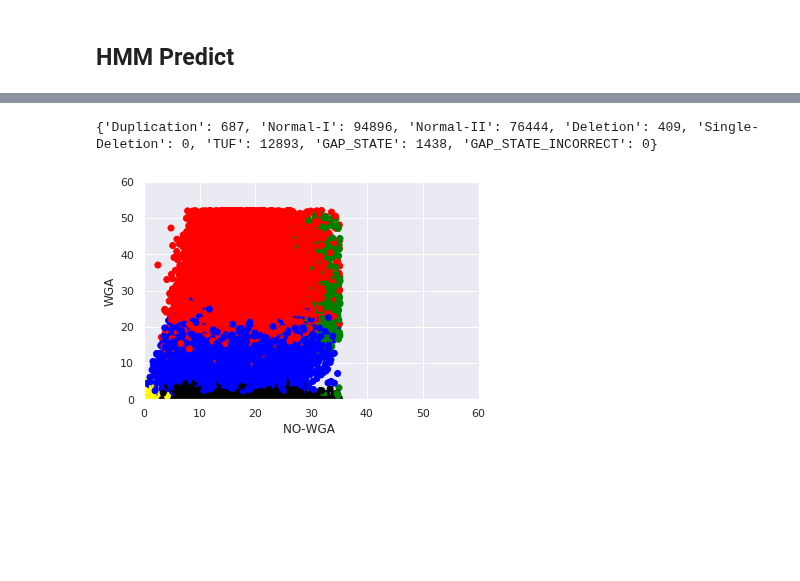
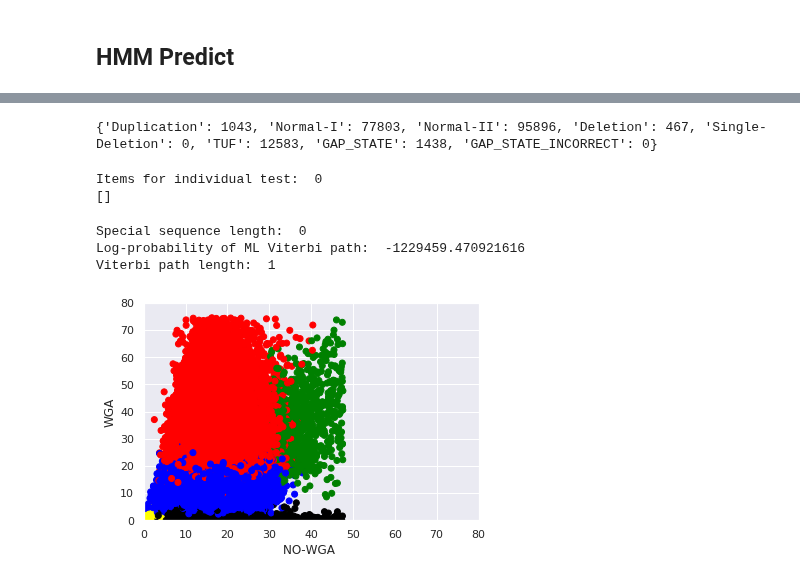
Before and after one commit to pockerman/hidden_markov_modeling, a Jupyter notebook: stories/story_15.ipynb, the cells around one changed output, grey strips where cells are left out. Drawn from its saved outputs; the diff is of its cells as text; code cells hidden in the pictures; blank space fills up the shorter version.

```diff
--- a/stories/story_15.ipynb
+++ b/stories/story_15.ipynb
@@ -474,8 +490,8 @@ State: GAP_STATE, probability: 0.16666666666666666
 # %% [markdown]
 Form the transition probabilities
 # %%
-self_trans = 0.95
-off_trans = 0.05/(len(states) - 1)
+self_trans = 0.85
+off_trans = (1.0 - self_trans)/(len(states) - 1)
 
 print("Self transition: ", self_trans)
 print("Off transition: ", off_trans)
@@ -536,7 +587,6 @@ array([[0.95      , 0.01      , 0.01      , 0.01      , 0.01      ,
 # %%
-#%debug
-# load the region we want to use for prediction
-region_file = "/home/david/Desktop/region_0_GMM.txt"
+region_name = "region_0_REGION_1_5S.txt"
+region_file = "/home/david/Desktop/" + region_name
 region = Region.load(filename=region_file)
 region.check_windows_sanity()
 mixed_windows = region.get_mixed_windows()
@@ -573,7 +623,7 @@ sequence_viterbi_state = []
 if viterbi_path[1] is not None:
         print("Viterbi path length: ", len(viterbi_path[1]))
 
-        filename="viterbi_path.txt"
+        filename="viterbi_path_TUF_GMM_INCREASE_NO_WGA_" + region_name
         counter = 0
         with open(filename, 'w') as f:
             f.write(str(len(viterbi_path[1])-1) + "\n")
@@ -658,4 +1002,10 @@ states_counter = {"Duplication": 0, "Normal-I": 0, "Normal-II":0,
 # %%
+states_counter = {"Duplication": 0, "Normal-I": 0, "Normal-II":0,
+                  "Deletion": 0, "Single-Deletion": 0, "TUF": 0,
+                  "GAP_STATE": 0, "GAP_STATE_INCORRECT":0}
+
+test_individually = []
+
 # collect counters for error statistics
 for i, obs in enumerate(observations):
 
@@ -671,50 +1021,81 @@ for i, obs in enumerate(observations):
             states_counter["GAP_STATE_INCORRECT"] += 1
     else:
         states_counter[viterbi_state] += 1
+
+        if viterbi_state == 'Duplication':
+            if obs[0] >= 1.5 and obs[0] <3.0 and \
+                obs[1] >= 30.0 :
+                test_individually.append((i, obs))
+
+print(states_counter)
+# %% [output]
+{'Duplication': 1043, 'Normal-I': 77803, 'Normal-II': 95896, 'Deletion': 467, 'Single-Deletion': 0, 'TUF': 12583, 'GAP_STATE': 1438, 'GAP_STATE_INCORRECT': 0}
-# %%
-print(states_counter)
-# %% [output]
-{'Duplication': 687, 'Normal-I': 94896, 'Normal-II': 76444, 'Deletion': 409, 'Single-Deletion': 0, 'TUF': 12893, 'GAP_STATE': 1438, 'GAP_STATE_INCORRECT': 0}
+# %%
+print("Items for individual test: ", len(test_individually))
+print(test_individually)
+# %% [output]
+Items for individual test:  0
+[]
+# %%
+# let's do a viterbi path on their own
+special_sequence = []
+for item in test_individually:
+    special_sequence.append(item[1])
+
+print("Special sequence length: ", len(special_sequence))
+special_viterbi_path = hmm_model.viterbi(special_sequence)
+print("Log-probability of ML Viterbi path: ", viterbi_path[0])
+
+if special_viterbi_path[1] is not None:
+        print("Viterbi path length: ", len(special_viterbi_path[1]))
+
+        for item in range(len(special_viterbi_path[1])):
+
+            if item != 0:
+                print("i: {0}, means {1}, state {2}".format(item, special_sequence[item-1],
+                                                            special_viterbi_path[1][item][1].name))
+
+else:
+        print("Viterbi path is impossible for the given sequence")
+# %% [output]
+Special sequence length:  0
+Log-probability of ML Viterbi path:  -1229459.470921616
+Viterbi path length:  1
 # %%
 hmm_labels = []
 hmm_states_to_labels = {"Duplication": 0, "Normal-I": 1, "Normal-II":2,
                         "Deletion": 3, "Single-Deletion": 4, "TUF": 5}
 
-# collect the labels as these are predicted
-# by the HMM
+# collect the labels as these are predicted by the HMM
 for i, obs in enumerate(observations):
+
+        # do not account for GAPs
         if obs != (-999.0, -999.0):
             viterbi_state = sequence_viterbi_state[i][1]
             hmm_labels.append(hmm_states_to_labels[viterbi_state])
 
 
 colors = np.array(['green', 'blue', 'red', 'yellow', 'pink', 'black'])
 colors = colors[hmm_labels]
 
 plt.scatter(no_wga_obs, wga_obs,  color=colors)
 
-#kernel= kde.gaussian_kde(np.vstack([no_wga_obs, wga_obs]))
-#xi, yi = np.mgrid[min(no_wga_obs):max(no_wga_obs):nbins*1j,
-#                          min(wga_obs):max(wga_obs):nbins*1j]
-
-#zi = kernel(np.vstack([xi.flatten(), yi.flatten()]))
-#plt.contour(xi, yi, zi.reshape(xi.shape), 24 )
-
 plt.xlabel("NO-WGA ")
 plt.ylabel("WGA")
-plt.xlim(0.0, 60.0)
-plt.ylim(0.0, 60.0)
+plt.xlim(0.0, 80.0)
+plt.ylim(0.0, 80.0)
 plt.show()
 
 color_comp_assoc_hmm = {}
 for label, color in zip(hmm_labels, colors):
     if color in color_comp_assoc_hmm.keys():
         assert color_comp_assoc_hmm[color][0] == label
         color_comp_assoc_hmm[color][1] += 1
     else:
         color_comp_assoc_hmm[color] = [label, 1]
+print("HMM labels color: ", color_comp_assoc_hmm)
 # %% [output]
-[figure, old version]
+[figure, new version]
 # %%
 print("HMM labels color: ", color_comp_assoc_hmm)
 # %% [output]
```
Also changed, not shown: parts of 48 cells of this notebook, 3 other files.
